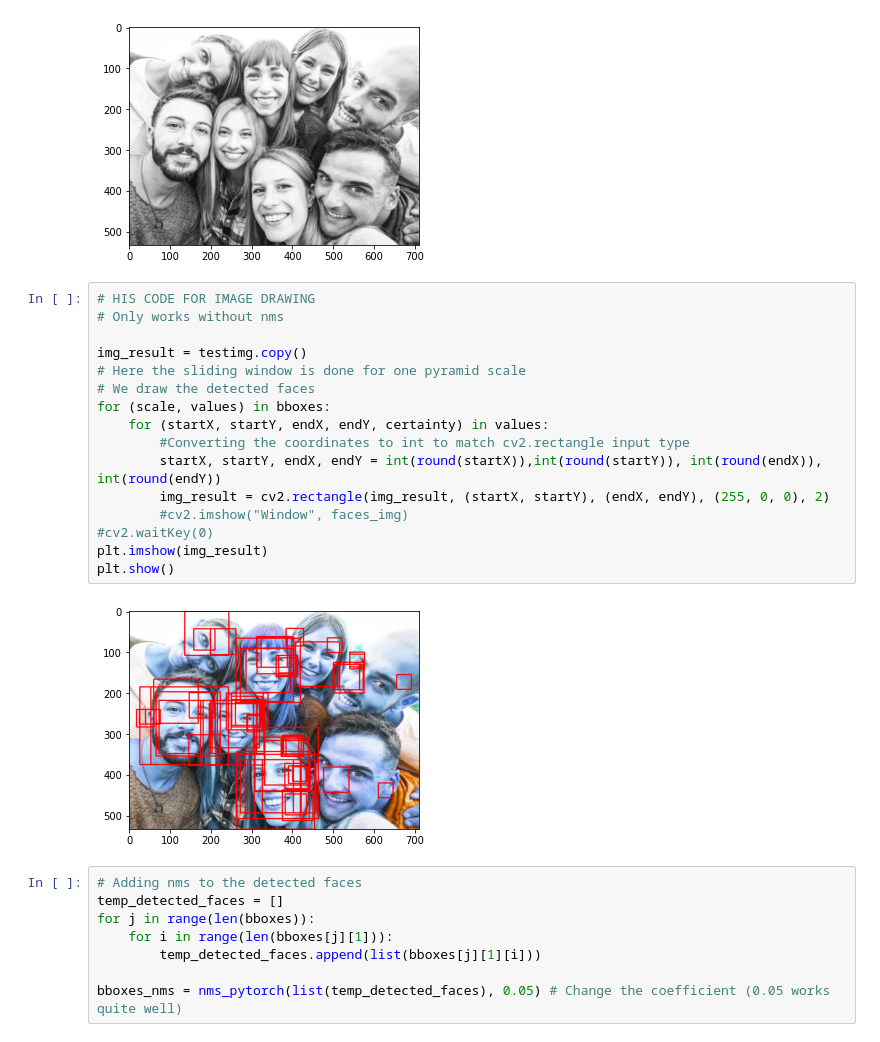
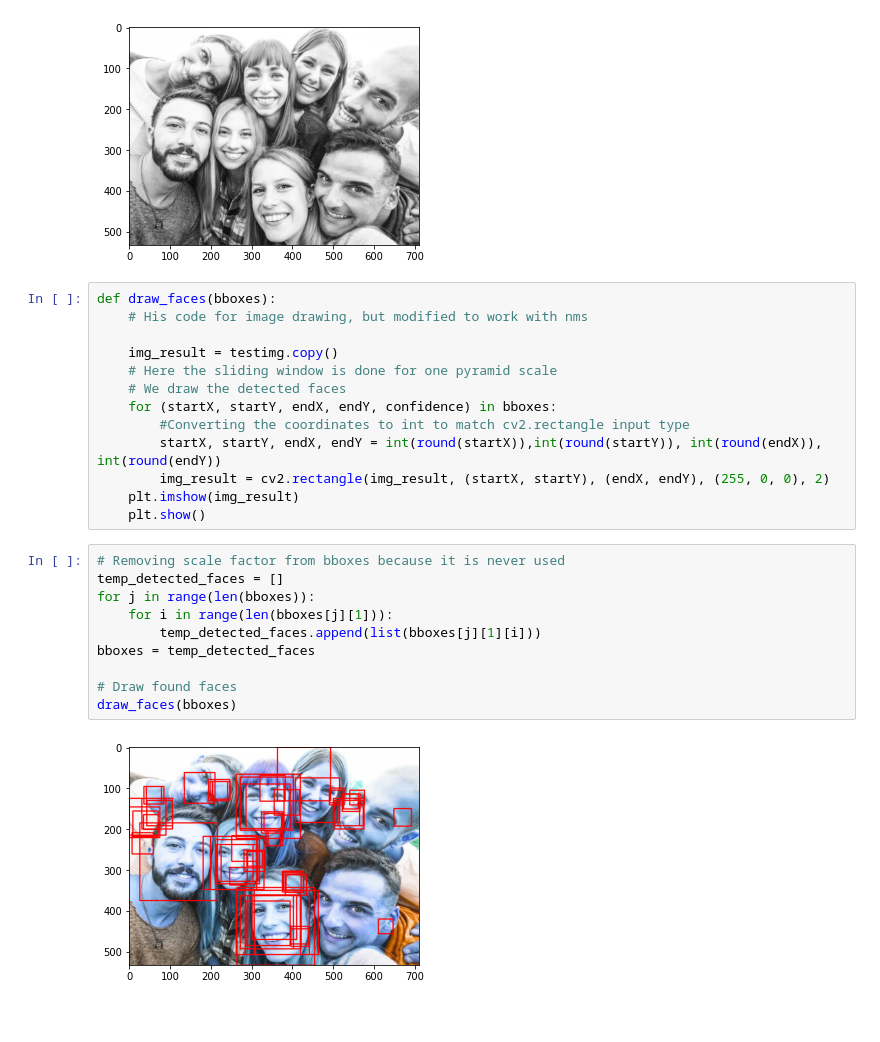
Before and after one commit to bonnedahl/face-detection, a Jupyter notebook: Facial_recognition.ipynb, the cells around one changed output. Drawn from its saved outputs; the diff is of its cells as text.

```diff
--- a/Facial_recognition.ipynb
+++ b/Facial_recognition.ipynb
@@ -243,28 +243,27 @@ bboxes = pyramid_sliding_window_detection(net,np.asarray(gray, dtype='float32'),
 # %% [output]
 [figure]
 # %%
-# HIS CODE FOR IMAGE DRAWING
-# Only works without nms
+def draw_faces(bboxes):
+    # His code for image drawing, but modified to work with nms
 
-img_result = testimg.copy()
-# Here the sliding window is done for one pyramid scale
-# We draw the detected faces
-for (scale, values) in bboxes:
-    for (startX, startY, endX, endY, certainty) in values:
+    img_result = testimg.copy()
+    # Here the sliding window is done for one pyramid scale
+    # We draw the detected faces
+    for (startX, startY, endX, endY, confidence) in bboxes:
         #Converting the coordinates to int to match cv2.rectangle input type
         startX, startY, endX, endY = int(round(startX)),int(round(startY)), int(round(endX)), int(round(endY))
         img_result = cv2.rectangle(img_result, (startX, startY), (endX, endY), (255, 0, 0), 2)
-        #cv2.imshow("Window", faces_img)
-#cv2.waitKey(0)
-plt.imshow(img_result)
-plt.show()
+    plt.imshow(img_result)
+    plt.show()
-# %% [output]
-[figure, removed]
 # %%
-# Adding nms to the detected faces
+# Removing scale factor from bboxes because it is never used
 temp_detected_faces = []
 for j in range(len(bboxes)):
     for i in range(len(bboxes[j][1])):
         temp_detected_faces.append(list(bboxes[j][1][i]))
+bboxes = temp_detected_faces
 
-bboxes_nms = nms_pytorch(list(temp_detected_faces), 0.05) # Change the coefficient (0.05 works quite well)
+# Draw found faces
+draw_faces(bboxes)
+# %% [output]
+[figure, added]
```
Also changed, not shown: parts of 9 cells of this notebook, 2 other files.
